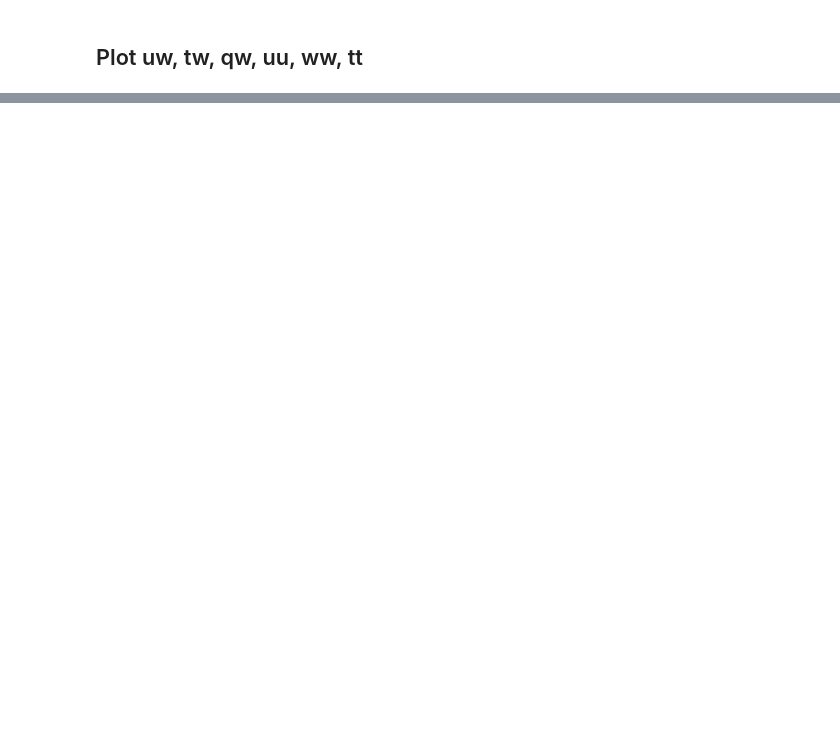
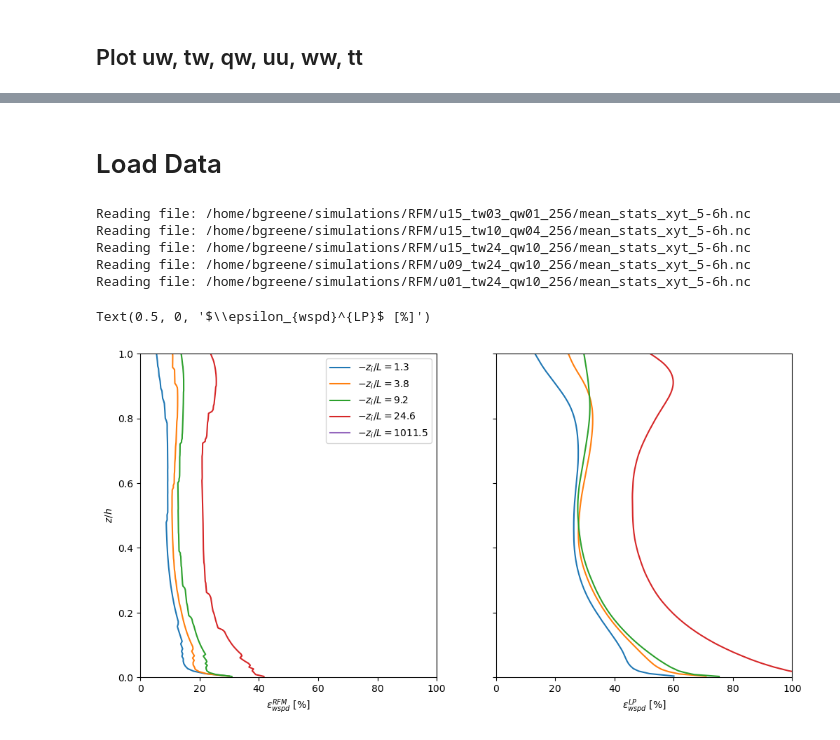
Before and after one commit to Salesky-ABL/LES-utils, a Jupyter notebook: scripts/RFM_test.ipynb, the cells around one changed output, grey strips where cells are left out. Saved outputs shown, nothing was run; the diff lists cells and outputs as text; code cells hidden in the pictures; blank space fills up the shorter version.

```diff
--- a/scripts/RFM_test.ipynb
+++ b/scripts/RFM_test.ipynb
@@ -84,6 +121,0 @@ for iax in ax1.flatten():
-# %%
-ferr = dnc+"err.nc"
-ferrLP = dnc+"err_LP.nc"
-
-err = xr.load_dataset(ferr)
-errLP = xr.load_dataset(ferrLP)
@@ -126,0 +122,69 @@ ax2[2].plot(100*errLP.qw, errLP.z/s.h)
+# %% [markdown]
+# Load Data
+# %%
+# directories
+# figure save
+figdir = "/home/bgreene/CBL-DOE/figures/RFM/"
+# list of simulations to loop over
+sims = ["u15_tw03_qw01_256", "u15_tw10_qw04_256", "u15_tw24_qw10_256",
+        "u09_tw24_qw10_256", "u01_tw24_qw10_256"]
+# empty list to construct paths and store
+dnc_all = []
+sall = []
+Lall = []
+Aall = []
+err = []
+err_LP = []
+Call, pall = [], []
+# loop over sims and load stats, spectrogram data
+for sim in sims:
+    dnc = f"/home/bgreene/simulations/RFM/{sim}/"
+    dnc_all.append(dnc)
+    # load stats file
+    s = load_stats(dnc+"mean_stats_xyt_5-6h.nc")
+    # add labels using -zi/L
+    ziL = -1 * (s.h/s.L).values
+    s.attrs["ziL"] = f"$-z_i/L = {ziL:.1f}$"
+    sall.append(s)
+    # load integral lengthscales
+    l = xr.load_dataset(dnc+"lengthscale.nc")
+    Lall.append(l)
+    # load autocorr files
+    a = xr.load_dataset(dnc+"autocorr.nc")
+    Aall.append(a)
+    # load error files
+    e = xr.load_dataset(dnc+"err.nc")
+    err.append(e)
+    # load error files - LP
+    e_LP = xr.load_dataset(dnc+"err_LP.nc")
+    err_LP.append(e_LP)
+    # load RFM coefficients
+    Call.append(xr.load_dataset(dnc+"fit_C.nc"))
+    pall.append(xr.load_dataset(dnc+"fit_p.nc"))
+
+# define colormap based on number of simulations
+nsim = len(sims)
+cmap = seaborn.color_palette("cubehelix_r", nsim)
+colors = seaborn.color_palette("crest", nsim)
+# %% [output]
+Reading file: /home/bgreene/simulations/RFM/u15_tw03_qw01_256/mean_stats_xyt_5-6h.nc
+Reading file: /home/bgreene/simulations/RFM/u15_tw10_qw04_256/mean_stats_xyt_5-6h.nc
+Reading file: /home/bgreene/simulations/RFM/u15_tw24_qw10_256/mean_stats_xyt_5-6h.nc
+Reading file: /home/bgreene/simulations/RFM/u09_tw24_qw10_256/mean_stats_xyt_5-6h.nc
+Reading file: /home/bgreene/simulations/RFM/u01_tw24_qw10_256/mean_stats_xyt_5-6h.nc
+# %%
+# plot mean wind speed profiles
+fig, ax = plt.subplots(1, 2, sharey=True, sharex=True, figsize=(12,6))
+# loop over simulations
+for s, e, eLP in zip(sall, err, err_LP):
+    ax[0].plot(100*e.wspd, e.z/s.h, label=s.ziL)
+    ax[1].plot(100*eLP.wspd, eLP.z/s.h, label=s.ziL)
+ax[0].set_ylim([0, 1])
+ax[0].set_xlim([0, 100])
+ax[0].legend()
+ax[0].set_ylabel("$z/h$")
+ax[0].set_xlabel("$\\epsilon_{wspd}^{RFM}$ [%]")
+ax[1].set_xlabel("$\\epsilon_{wspd}^{LP}$ [%]")
+# %% [output]
+Text(0.5, 0, '$\\epsilon_{wspd}^{LP}$ [%]')
+[figure, added]
```
Also changed, not shown: parts of 16 cells of this notebook, 1 other file.
